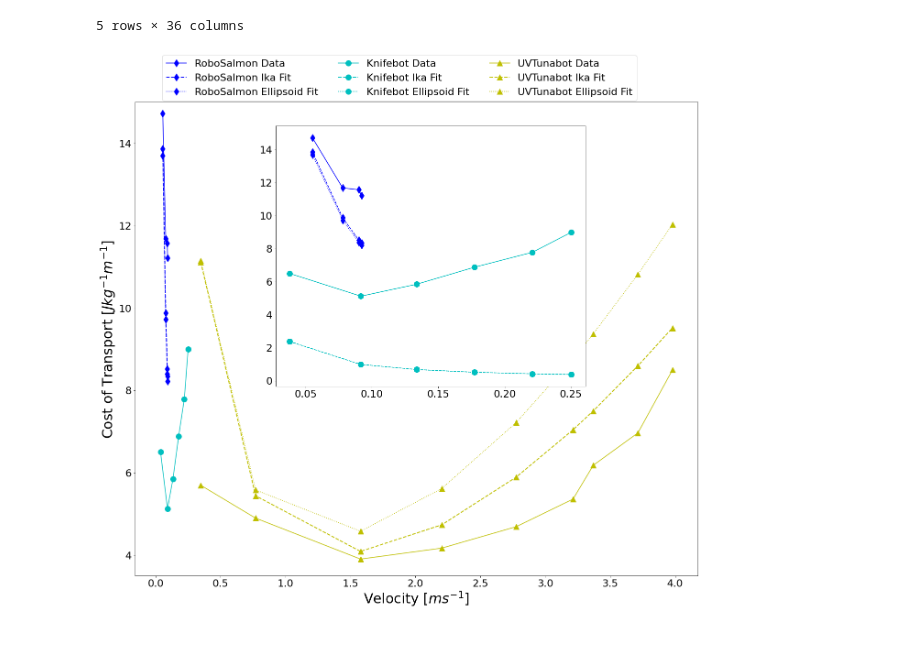
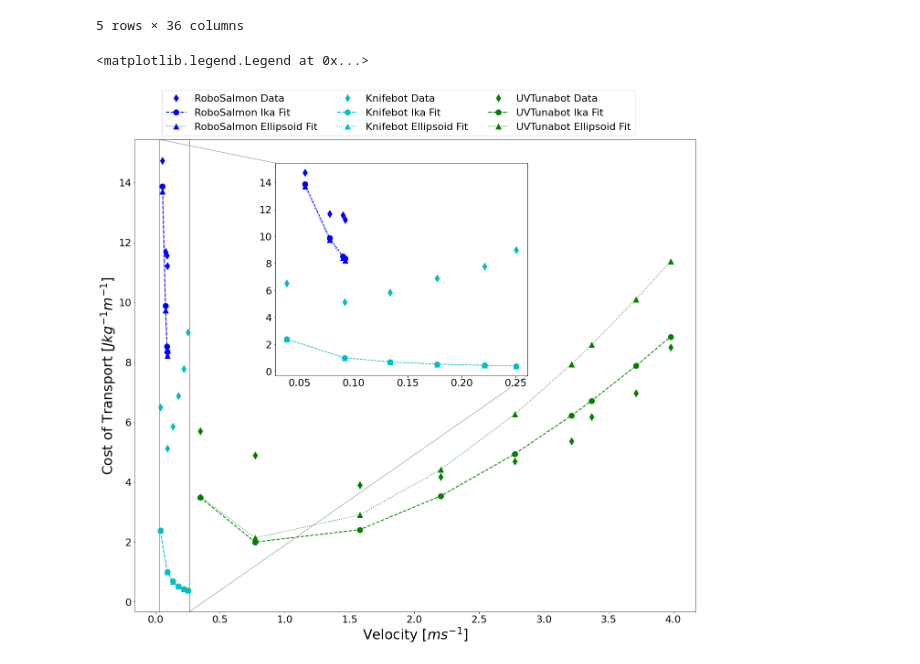
Before and after one commit to michaelcoe/Ika-Fit, a Jupyter notebook: fullCoTComparison.ipynb, the cells around one changed output. Saved outputs shown, nothing was run; the diff lists cells and outputs as text; code cells hidden in the pictures.

Commit message:
added an extra figure

```diff
--- a/fullCoTComparison.ipynb
+++ b/fullCoTComparison.ipynb
@@ -271,7 +253,7 @@ for idy, robot in enumerate(robots):
     elif(robot == 'faKnifefish'):
         hotel_power = 0.3630498
     elif(robot == 'uvTunabot'):
-        hotel_power = 1.1699886
+        hotel_power = 0.3580165123
 
     cot_calc = (hotel_power + pp_calc)/(displacement*velocity)
     cot_ellipse = (hotel_power + ellipse_pp_calc)/(displacement*velocity)
@@ -299,45 +281,46 @@ popt_uvTunabot, r_sq_uvTunabot = fit_data(uvTunabot_cot["Velocity"].values, uvTu
 # %%
 fig5, ax5 = plt.subplots(figsize=(22,19))
 
 # roboSalmon Data
-ax5.plot(roboSalmon_cot["Velocity"], roboSalmon_cot["COT_Raw"], 'bd-', label='RoboSalmon Data')
+ax5.plot(roboSalmon_cot["Velocity"], roboSalmon_cot["COT_Raw"], 'bd', label='RoboSalmon Data')
 #ax5.plot(killerWhale_cot["Velocity"].values, power_law(killerWhale_cot["Velocity"].values, *popt_orca), 'b-')
-ax5.plot(roboSalmon_cot["Velocity"], roboSalmon_cot["COT_calc"], 'bd--', label="RoboSalmon Ika Fit", linewidth=2)
-ax5.plot(roboSalmon_cot["Velocity"], roboSalmon_cot["COT_Ellipse"], 'bd:', label="RoboSalmon Ellipsoid Fit")
+ax5.plot(roboSalmon_cot["Velocity"], roboSalmon_cot["COT_calc"], 'bo--', label="RoboSalmon Ika Fit", linewidth=2)
+ax5.plot(roboSalmon_cot["Velocity"], roboSalmon_cot["COT_Ellipse"], 'b^:', label="RoboSalmon Ellipsoid Fit")
 
 # faKnifefish
-ax5.plot(faKnifefish_cot["Velocity"], faKnifefish_cot["COT_Raw"], 'co-', label='Knifebot Data')
+ax5.plot(faKnifefish_cot["Velocity"], faKnifefish_cot["COT_Raw"], 'cd', label='Knifebot Data')
 #ax5.plot(carp_cot["Velocity"].values, power_law(carp_cot["Velocity"].values, *popt_carp), 'c-', label='Carp Data')
 ax5.plot(faKnifefish_cot["Velocity"], faKnifefish_cot["COT_calc"], 'co--', label="Knifebot Ika Fit", linewidth=2)
-ax5.plot(faKnifefish_cot["Velocity"], faKnifefish_cot["COT_Ellipse"], 'co:', label="Knifebot Ellipsoid Fit")
+ax5.plot(faKnifefish_cot["Velocity"], faKnifefish_cot["COT_Ellipse"], 'c^:', label="Knifebot Ellipsoid Fit")
 
 # uvTunabot
-ax5.plot(uvTunabot_cot["Velocity"], uvTunabot_cot["COT_Raw"], 'y^-', label='UVTunabot Data')
+ax5.plot(uvTunabot_cot["Velocity"], uvTunabot_cot["COT_Raw"], 'gd', label='UVTunabot Data')
 #ax5.plot(sturgeon_cot["Velocity"].values, power_law(sturgeon_cot["Velocity"].values, *popt_sturgeon), 'y-', label='Sturgeon Data')
-ax5.plot(uvTunabot_cot["Velocity"], uvTunabot_cot["COT_calc"], 'y^--', label="UVTunabot Ika Fit", linewidth=2)
-ax5.plot(uvTunabot_cot["Velocity"], uvTunabot_cot["COT_Ellipse"], 'y^:', label="UVTunabot Ellipsoid Fit")
+ax5.plot(uvTunabot_cot["Velocity"], uvTunabot_cot["COT_calc"], 'go--', label="UVTunabot Ika Fit", linewidth=2)
+ax5.plot(uvTunabot_cot["Velocity"], uvTunabot_cot["COT_Ellipse"], 'g^:', label="UVTunabot Ellipsoid Fit")
 
 ax6 = plt.axes([0, 0, 1, 1])
-ip = InsetPosition(ax5, [0.25,0.4,0.55,0.55])
+ip = InsetPosition(ax5, [0.25,0.5,0.45,0.45])
 ax6.set_axes_locator(ip)
-#mark_inset(ax5, ax6, loc1=2, loc2=4, fc="none", ec='0.5')
+mark_inset(ax5, ax6, loc1=2, loc2=4, fc="none", ec='0.5')
 
-ax6.plot(roboSalmon_cot["Velocity"], roboSalmon_cot["COT_Raw"], 'bd-')
+ax6.plot(roboSalmon_cot["Velocity"], roboSalmon_cot["COT_Raw"], 'bd')
 #ax5.plot(killerWhale_cot["Velocity"].values, power_law(killerWhale_cot["Velocity"].values, *popt_orca), 'b-', label='Killer Whale Data')
-ax6.plot(roboSalmon_cot["Velocity"], roboSalmon_cot["COT_Ellipse"], 'bd:')
-ax6.plot(roboSalmon_cot["Velocity"], roboSalmon_cot["COT_calc"], 'bd--')
+ax6.plot(roboSalmon_cot["Velocity"], roboSalmon_cot["COT_Ellipse"], 'b^:')
+ax6.plot(roboSalmon_cot["Velocity"], roboSalmon_cot["COT_calc"], 'bo--')
 
-ax6.plot(faKnifefish_cot["Velocity"], faKnifefish_cot["COT_Raw"], 'co-')
+ax6.plot(faKnifefish_cot["Velocity"], faKnifefish_cot["COT_Raw"], 'cd')
 #ax5.plot(faKnifefish_cot["Velocity"].values, power_law(faKnifefish_cot["Velocity"].values, *popt_silverEel), 'r-')
-ax6.plot(faKnifefish_cot["Velocity"], faKnifefish_cot["COT_Ellipse"], 'co:')
+ax6.plot(faKnifefish_cot["Velocity"], faKnifefish_cot["COT_Ellipse"], 'c^:')
 ax6.plot(faKnifefish_cot["Velocity"], faKnifefish_cot["COT_calc"], 'co--')
 
-ax5.set_ylim([3.5, 15])
+#ax5.set_ylim([3.5, 15])
 
 ax5.set_xlabel("Velocity $[ms^{-1}]$", fontsize=30)
 ax5.set_ylabel("Cost of Transport $[Jkg^{-1}m^{-1}]$", fontsize=30)
-ax5.legend(loc='best', ncol=3, bbox_to_anchor=(0.9, 1.11))
+ax5.legend(loc='best', ncol=3, bbox_to_anchor=(0.9, 1.115))
 
-fig5.savefig(Path(figurePath).joinpath('robot_COT.pdf'), facecolor='w', bbox_inches='tight', dpi=300)
+#fig5.savefig(Path(figurePath).joinpath('robot_COT.pdf'), facecolor='w', bbox_inches='tight', dpi=300)
 # %% [output]
+<matplotlib.legend.Legend at 0x...>
-[figure, old version]
+[figure, new version]
```
Also changed, not shown: parts of 3 cells of this notebook, 9 other files.
